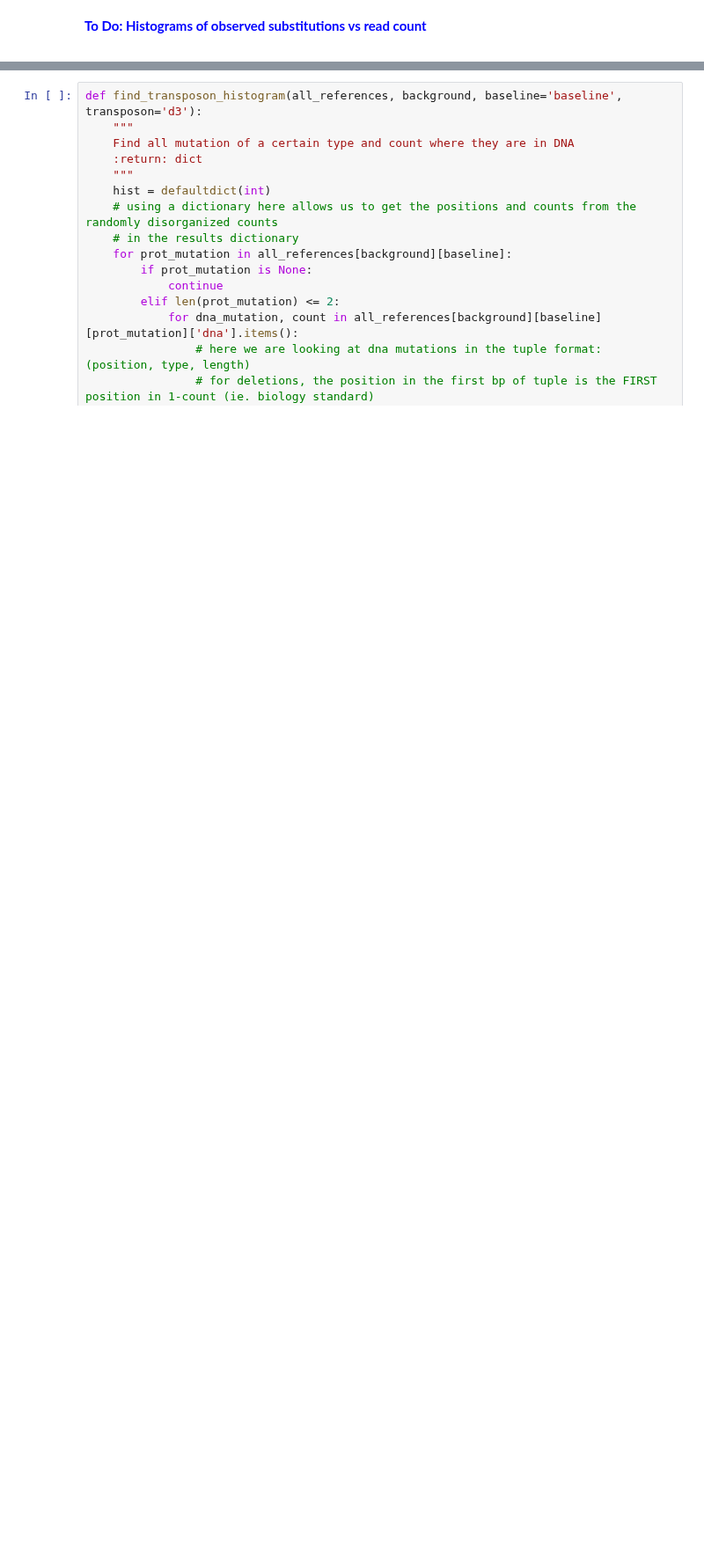
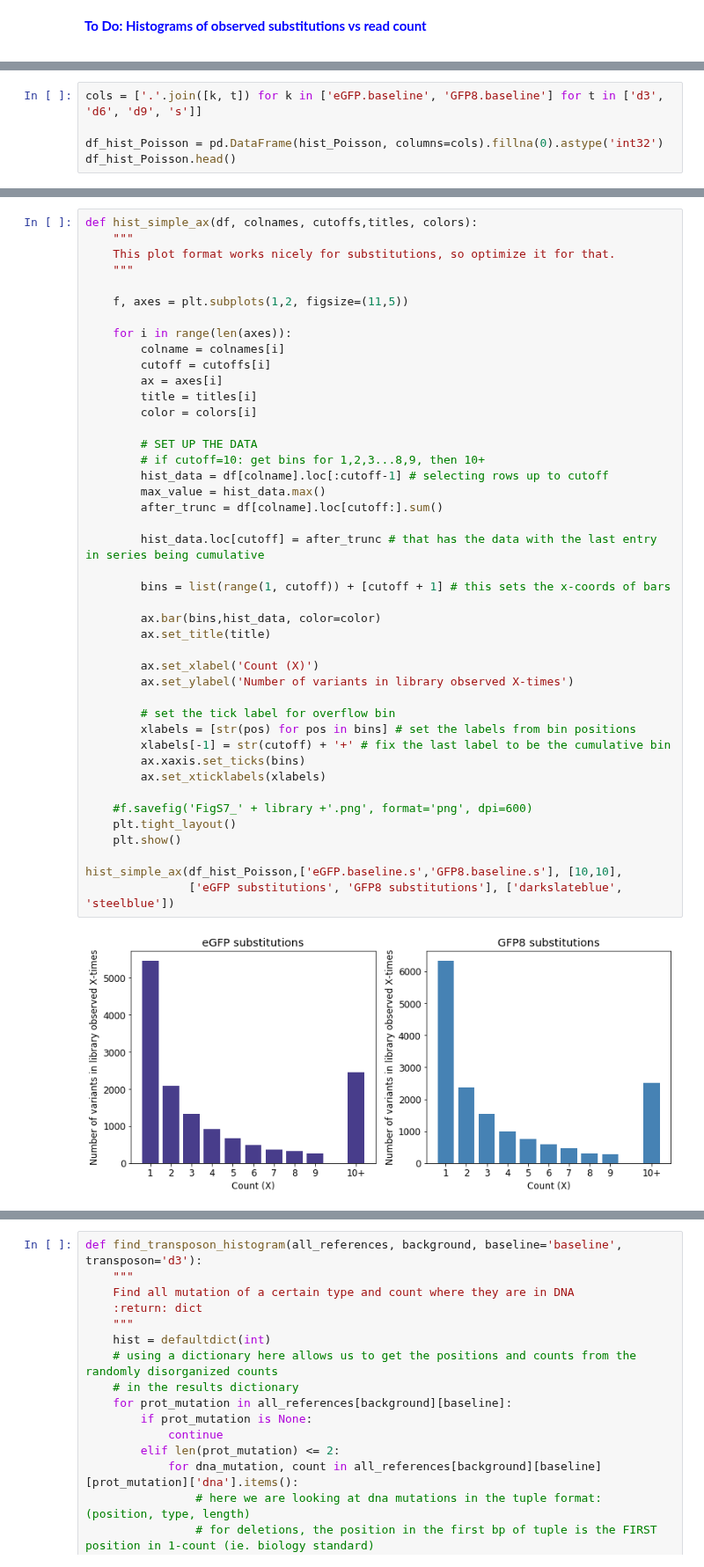
Before and after one commit to MayaPetek/InDelScanner, a Jupyter notebook: Results_GFP_deletions/GFP_deletions.ipynb, the cells around one changed output, grey strips where cells are left out. Shown at 88% size. Drawn from its saved outputs; the diff is of its cells as text; blank space fills up the shorter version.

Commit message:
Add deletions histogram of supporting counts

```diff
--- a/Results_GFP_deletions/GFP_deletions.ipynb
+++ b/Results_GFP_deletions/GFP_deletions.ipynb
@@ -463,0 +500,5 @@ df[['eGFP.baseline', 'GFP8.baseline']]
+# %%
+cols = ['.'.join([k, t]) for k in ['eGFP.baseline', 'GFP8.baseline'] for t in ['d3', 'd6', 'd9', 's']]
+
+df_hist_Poisson = pd.DataFrame(hist_Poisson, columns=cols).fillna(0).astype('int32')
+df_hist_Poisson.head()
@@ -463,0 +512,45 @@ df[['eGFP.baseline', 'GFP8.baseline']]
+# %%
+def hist_simple_ax(df, colnames, cutoffs,titles, colors):
+    """
+    This plot format works nicely for substitutions, so optimize it for that.
+    """
+
+    f, axes = plt.subplots(1,2, figsize=(11,5))
+
+    for i in range(len(axes)):
+        colname = colnames[i]
+        cutoff = cutoffs[i]
+        ax = axes[i]
+        title = titles[i]
+        color = colors[i]
+
+        # SET UP THE DATA
+        # if cutoff=10: get bins for 1,2,3...8,9, then 10+
+        hist_data = df[colname].loc[:cutoff-1] # selecting rows up to cutoff
+        max_value = hist_data.max()
+        after_trunc = df[colname].loc[cutoff:].sum()
+
+        hist_data.loc[cutoff] = after_trunc # that has the data with the last entry in series being cumulative
+
+        bins = list(range(1, cutoff)) + [cutoff + 1] # this sets the x-coords of bars
+
+        ax.bar(bins,hist_data, color=color)
+        ax.set_title(title)
+
+        ax.set_xlabel('Count (X)')
+        ax.set_ylabel('Number of variants in library observed X-times')
+
+        # set the tick label for overflow bin
+        xlabels = [str(pos) for pos in bins] # set the labels from bin positions
+        xlabels[-1] = str(cutoff) + '+' # fix the last label to be the cumulative bin
+        ax.xaxis.set_ticks(bins)
+        ax.set_xticklabels(xlabels)
+
+    #f.savefig('FigS7_' + library +'.png', format='png', dpi=600)
+    plt.tight_layout()
+    plt.show()
+
+hist_simple_ax(df_hist_Poisson,['eGFP.baseline.s','GFP8.baseline.s'], [10,10],
+               ['eGFP substitutions', 'GFP8 substitutions'], ['darkslateblue', 'steelblue'])
+# %% [output]
+[figure, added]
```
Also changed, not shown: parts of 15 cells of this notebook, 1 other file.
